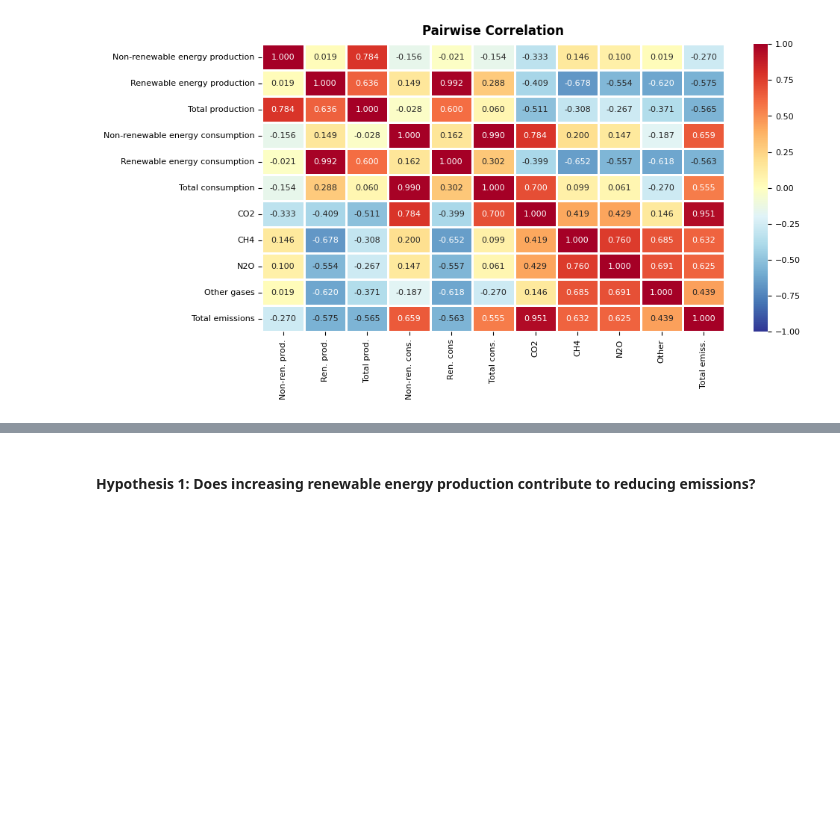
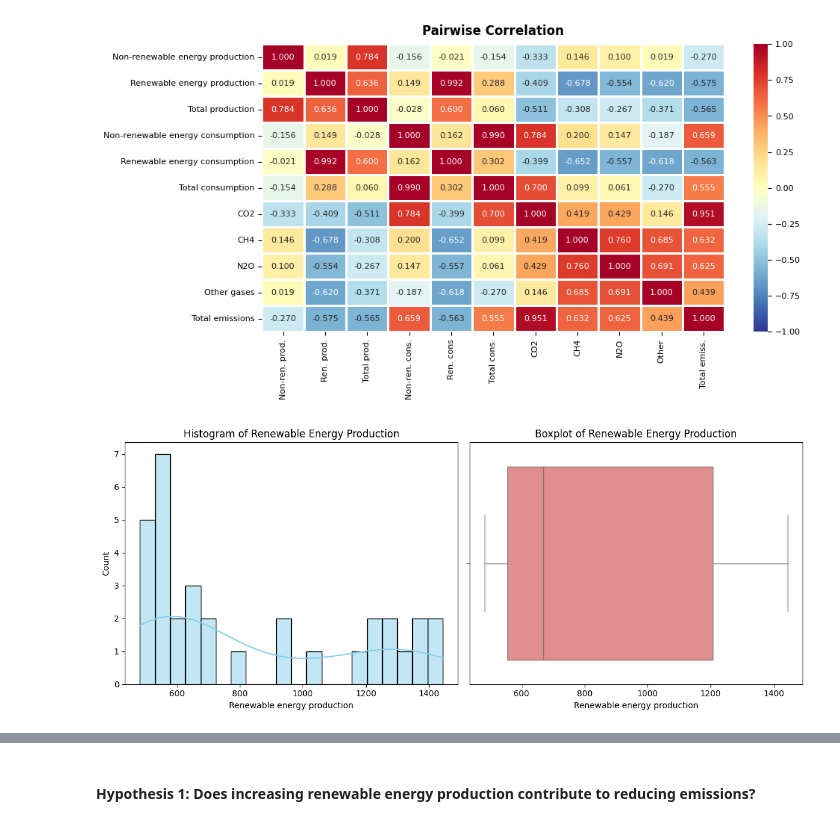
Before and after one commit to leocareer/DA_specialization, a Jupyter notebook: Sprint_10/S10_EDA.ipynb, the cells around one changed output, grey strips where cells are left out. Cells and saved outputs as stored; diff of their text form; code cells hidden in the pictures; blank space fills up the shorter version.

```diff
--- a/Sprint_10/S10_EDA.ipynb
+++ b/Sprint_10/S10_EDA.ipynb
@@ -366,3 +366,16 @@ cbar.ax.tick_params(labelsize=8)
 plt.show()
 # %% [output]
 [figure]
+# %%
+fig, ax = plt.subplots(1, 2, figsize=(12, 5))
+
+sns.histplot(df_concated['Renewable energy production'], bins=30, kde=True, color='skyblue', ax=ax[0])
+ax[0].set_title('Histogram of Renewable Energy Production')
+
+sns.boxplot(x=df_concated['Renewable energy production'], color='lightcoral', ax=ax[1])
+ax[1].set_title('Boxplot of Renewable Energy Production')
+
+plt.tight_layout()
+plt.show()
+# %% [output]
+[figure, added]
```
Also changed, not shown: parts of 17 cells of this notebook, 1 other file.
